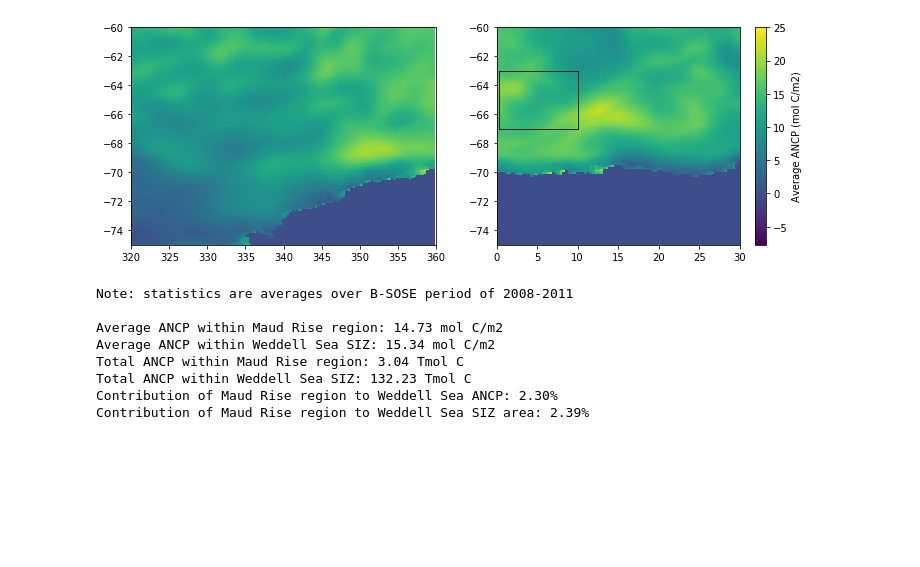
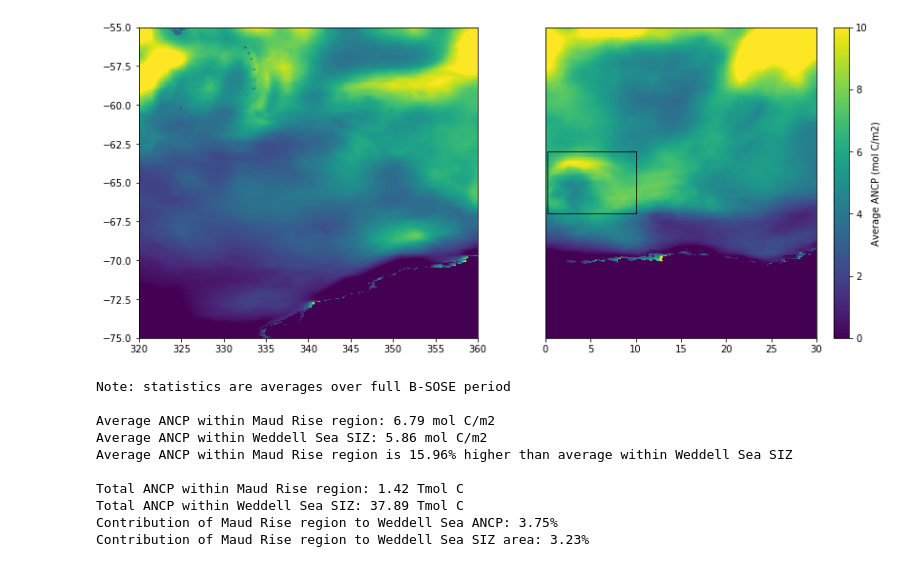
Before and after one commit to ethan-campbell/Weddell_phyto_paper, a Jupyter notebook: bsose_weddell_analysis.py.ipynb, the cells around one changed output. Drawn from its saved outputs; the diff is of its cells as text; code cells hidden in the pictures; blank space fills up the shorter version.

```diff
--- a/bsose_weddell_analysis.py.ipynb
+++ b/bsose_weddell_analysis.py.ipynb
@@ -2,9 +2,11 @@
 from numpy import *
 import xarray as xr
 import pandas as pd
+from scipy import stats
 import matplotlib.pyplot as plt
 import matplotlib.patches as mpatches
 import platform
+from dask.diagnostics import ProgressBar
 from IPython.core.display import display, HTML
 display(HTML("<style>.container { width:100% !important; }</style>"))
 
@@ -14,8 +16,12 @@ if platform.system() == 'Darwin':   # use 1/3° 2008-2011 B-SOSE output on local
     ncp = xr.open_dataset('/Users/Ethan/Documents/Research/2016-08 - UW/Data/SOSE/bsose_i105_2008to2012_monthly_NCP.nc')
 elif platform.system() == 'Linux':  # use 1/6° 2008-2012 and 2013-2018 B-SOSE output on Deep
     grid = xr.open_dataset('/dat1/ethancc/Data/SOSE/grid.nc')
-    sic = xr.open_mfdataset('/dat1/ethancc/Data/SOSE/bsose_*_monthly_SeaIceArea.nc',concat_dim='time')
-    ncp = xr.open_mfdataset('/dat1/ethancc/Data/SOSE/bsose_*_monthly_NCP.nc',concat_dim='time')
+    sic = xr.open_mfdataset('/dat1/ethancc/Data/SOSE/bsose_*_monthly_SeaIceArea.nc',
+                            combine='by_coords',concat_dim='time',chunks={'time':12,'XC':100,'YC':50})
+    ncp = xr.open_mfdataset('/dat1/ethancc/Data/SOSE/bsose_*_monthly_NCP.nc',
+                            combine='by_coords',concat_dim='time',chunks={'time':12,'XC':100,'YC':50})
+    chl = xr.open_mfdataset('/dat1/ethancc/Data/SOSE/bsose_*_monthly_Chl.nc',
+                            combine='by_coords',concat_dim='time',chunks={'time':12,'XC':100,'YC':50})
 # %%
 # define Weddell SIZ as all grid cells south of 48°S and between 60°W and 20°E featuring seasonal sea ice presence
 weddell_mask = logical_and(grid['YC'] < -48,logical_or(grid['XC'] > 300,grid['XC'] < 20))
@@ -84,40 +118,45 @@ plt.xlabel('Ice-free days'); plt.ylabel('Annual NCP (mol C/m2/year)'); plt.title
 # %%
 # see if Maud Rise (located in box) has an imprint in ANCP in B-SOSE
-plt.figure(figsize=(12,4))
+if platform.system() == 'Darwin':  vmax = 25
+elif platform.system() == 'Linux': vmax = 10
+plt.figure(figsize=(14,6))
 plt.subplot(1,2,1)
-plt.pcolormesh(grid['XC'],grid['YC'],ancp_column.mean(dim='year'),vmax=25); plt.xlim([320,360]); plt.ylim([-75,-60]);
+plt.pcolormesh(grid['XC'],grid['YC'],ancp_column_mean,vmin=0,vmax=vmax); plt.xlim([320,360]); plt.ylim([-75,-55]);
 plt.subplot(1,2,2)
-plt.pcolormesh(grid['XC'],grid['YC'],ancp_column.mean(dim='year'),vmax=25); plt.xlim([0,30]); plt.ylim([-75,-60]);
+plt.pcolormesh(grid['XC'],grid['YC'],ancp_column_mean,vmin=0,vmax=vmax); plt.xlim([0,30]); plt.ylim([-75,-55]); plt.yticks([]);
 rect = mpatches.Rectangle((0.25,-67),10-0.25,4,fill=False,alpha=0.8)
 plt.gca().add_patch(rect)
 cbar = plt.colorbar();
 cbar.set_label('Average ANCP (mol C/m2)')
 # %% [output]
-[figure, old version]
+[figure, new version]
 # %%
 # calculate statistics for Maud Rise vs. entire Weddell Sea
-mr_average_ancp = average(ancp_column.mean(dim='year').values[mr_mask],    # units: mol C/m2
+mr_average_ancp = average(ancp_column_mean.values[mr_mask],    # units: mol C/m2
                           weights=ancp_column['rA'].values[mr_mask])
-weddell_average_ancp = average(ancp_column.mean(dim='year').values[weddell_siz_mask],
+weddell_average_ancp = average(ancp_column_mean.values[weddell_siz_mask],
                                weights=ancp_column['rA'].values[weddell_siz_mask])
-mr_total_ancp = sum((ancp_column * ancp_column['rA']).mean(dim='year').values[mr_mask])  # units: mol C
-weddell_total_ancp = sum((ancp_column * ancp_column['rA']).mean(dim='year').values[weddell_siz_mask])
+mr_total_ancp = sum(ancp_column_area_mean.values[mr_mask])  # units: mol C
+weddell_total_ancp = sum(ancp_column_area_mean.values[weddell_siz_mask])
 mr_total_area = sum(ancp_column['rA'].values[mr_mask])  # units: m2
 weddell_total_area = sum(ancp_column['rA'].values[weddell_siz_mask])  # units: m2
 
-print('Note: statistics are averages over B-SOSE period of 2008-2011\n')
+print('Note: statistics are averages over full B-SOSE period\n')
 print('Average ANCP within Maud Rise region: {0:.2f} mol C/m2'.format(mr_average_ancp))
 print('Average ANCP within Weddell Sea SIZ: {0:.2f} mol C/m2'.format(weddell_average_ancp))
+print('Average ANCP within Maud Rise region is {0:.2f}% higher than average within Weddell Sea SIZ\n'.format(100*(mr_average_ancp/weddell_average_ancp - 1)))
 print('Total ANCP within Maud Rise region: {0:.2f} Tmol C'.format(mr_total_ancp/1e12))
 print('Total ANCP within Weddell Sea SIZ: {0:.2f} Tmol C'.format(weddell_total_ancp/1e12))
 print('Contribution of Maud Rise region to Weddell Sea ANCP: {0:.2f}%'.format(100*mr_total_ancp/weddell_total_ancp))
 print('Contribution of Maud Rise region to Weddell Sea SIZ area: {0:.2f}%'.format(100*mr_total_area/weddell_total_area))
 # %% [output]
-Note: statistics are averages over B-SOSE period of 2008-2011
+Note: statistics are averages over full B-SOSE period
 
-Average ANCP within Maud Rise region: 14.73 mol C/m2
-Average ANCP within Weddell Sea SIZ: 15.34 mol C/m2
-Total ANCP within Maud Rise region: 3.04 Tmol C
-Total ANCP within Weddell Sea SIZ: 132.23 Tmol C
-Contribution of Maud Rise region to Weddell Sea ANCP: 2.30%
-Contribution of Maud Rise region to Weddell Sea SIZ area: 2.39%
+Average ANCP within Maud Rise region: 6.79 mol C/m2
+Average ANCP within Weddell Sea SIZ: 5.86 mol C/m2
+Average ANCP within Maud Rise region is 15.96% higher than average within Weddell Sea SIZ
+
+Total ANCP within Maud Rise region: 1.42 Tmol C
+Total ANCP within Weddell Sea SIZ: 37.89 Tmol C
+Contribution of Maud Rise region to Weddell Sea ANCP: 3.75%
+Contribution of Maud Rise region to Weddell Sea SIZ area: 3.23%
```
Also changed, not shown: parts of 7 cells of this notebook.
